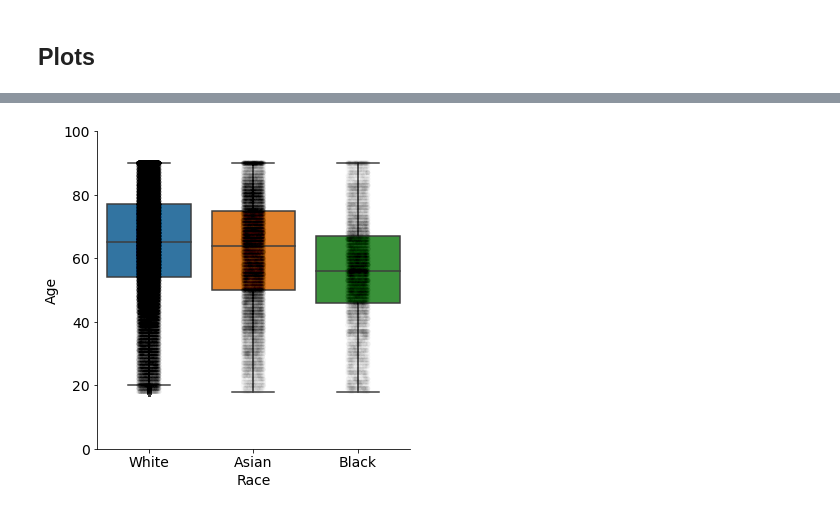
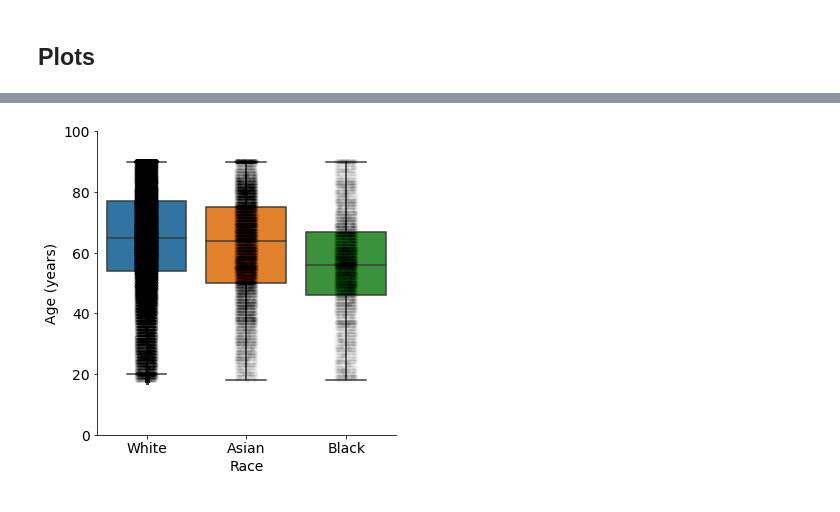
Before and after one commit to biomedia-mira/chexploration, a Jupyter notebook: notebooks/chexpert.sample.ipynb, the cells around one changed output, grey strips where cells are left out. Drawn from its saved outputs; the diff is of its cells as text; code cells hidden in the pictures.

```diff
--- a/notebooks/chexpert.sample.ipynb
+++ b/notebooks/chexpert.sample.ipynb
@@ -256,13 +257,13 @@ plt.show()
 # %%
 fig = sns.catplot(x='race', y='age', order=['White', 'Asian', 'Black'], kind="box", data=df_cxr)
 sns.stripplot(x='race', y='age', color='k', order=['White', 'Asian', 'Black'], alpha=0.01, data=df_cxr, ax=fig.ax)
 plt.xlabel('Race', fontsize=fontsize)
-plt.ylabel('Age', fontsize=fontsize)
+plt.ylabel('Age (years)', fontsize=fontsize)
 plt.ylim([0, 100])
 plt.show()
 # fig.savefig("CheXpert-age-race.png", bbox_inches='tight', dpi=300)
 # %% [output]
-[figure, old version]
+[figure, new version]
 # %%
 fig = sns.catplot(x='race', order=['White', 'Asian', 'Black'], data=df_cxr, kind='count')
 plt.xlabel('Race', fontsize=fontsize)
```
Also changed, not shown: parts of 12 cells of this notebook.
